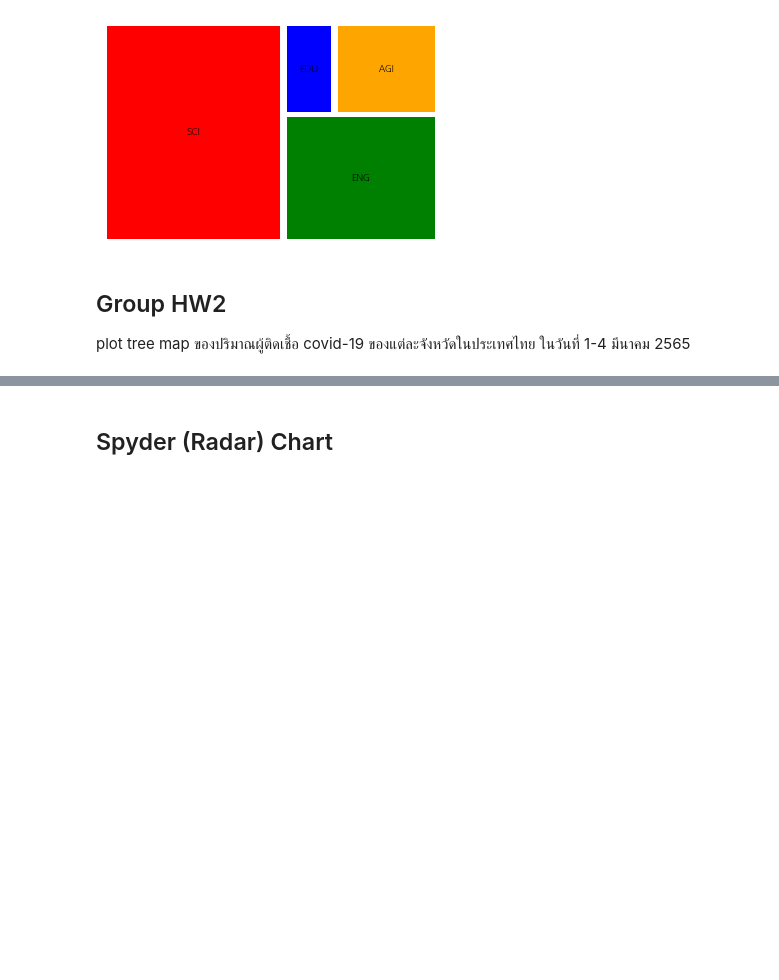
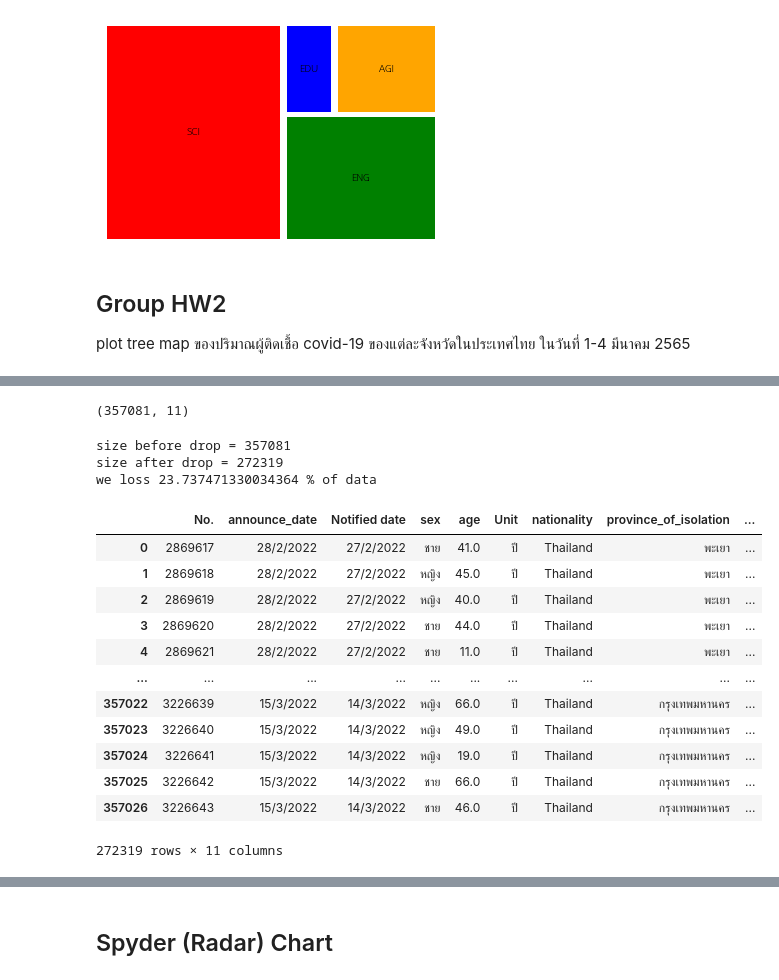
Before and after one commit to Jiraporn-klobrat/data_viz_2022, a Jupyter notebook: DataViz04_Data_Comparison.ipynb, the cells around one changed output, grey strips where cells are left out. Drawn from its saved outputs; the diff is of its cells as text; code cells hidden in the pictures; blank space fills up the shorter version.

```diff
--- a/DataViz04_Data_Comparison.ipynb
+++ b/DataViz04_Data_Comparison.ipynb
@@ -547,0 +595,4 @@ plot tree map ของปริมาณผู้ติดเชื้อ covid
+# %%
+data_df.shape
+# %% [output]
+(357081, 11)
@@ -547,0 +609,23 @@ plot tree map ของปริมาณผู้ติดเชื้อ covid
+# %%
+loss_data(data_df)
+# %% [output]
+size before drop = 357081
+size after drop = 272319
+we loss 23.737471330034364 % of data
+# %%
+data_dropped = data_df.dropna()
+data_dropped
+# %% [output]
+|  | No. | announce_date | Notified date | sex | age | Unit | nationality | province_of_isolation | ... |
+| 0 | 2869617 | 28/2/2022 | 27/2/2022 | ชาย | 41.0 | ปี | Thailand | พะเยา | ... |
+| 1 | 2869618 | 28/2/2022 | 27/2/2022 | หญิง | 45.0 | ปี | Thailand | พะเยา | ... |
+| 2 | 2869619 | 28/2/2022 | 27/2/2022 | หญิง | 40.0 | ปี | Thailand | พะเยา | ... |
+| 3 | 2869620 | 28/2/2022 | 27/2/2022 | ชาย | 44.0 | ปี | Thailand | พะเยา | ... |
+| 4 | 2869621 | 28/2/2022 | 27/2/2022 | ชาย | 11.0 | ปี | Thailand | พะเยา | ... |
+| ... | ... | ... | ... | ... | ... | ... | ... | ... | ... |
+| 357022 | 3226639 | 15/3/2022 | 14/3/2022 | หญิง | 66.0 | ปี | Thailand | กรุงเทพมหานคร | ... |
+| 357023 | 3226640 | 15/3/2022 | 14/3/2022 | หญิง | 49.0 | ปี | Thailand | กรุงเทพมหานคร | ... |
+| 357024 | 3226641 | 15/3/2022 | 14/3/2022 | หญิง | 19.0 | ปี | Thailand | กรุงเทพมหานคร | ... |
+| 357025 | 3226642 | 15/3/2022 | 14/3/2022 | ชาย | 66.0 | ปี | Thailand | กรุงเทพมหานคร | ... |
+| 357026 | 3226643 | 15/3/2022 | 14/3/2022 | ชาย | 46.0 | ปี | Thailand | กรุงเทพมหานคร | ... |
+272319 rows × 11 columns
```
Also changed, not shown: parts of 12 cells of this notebook.
